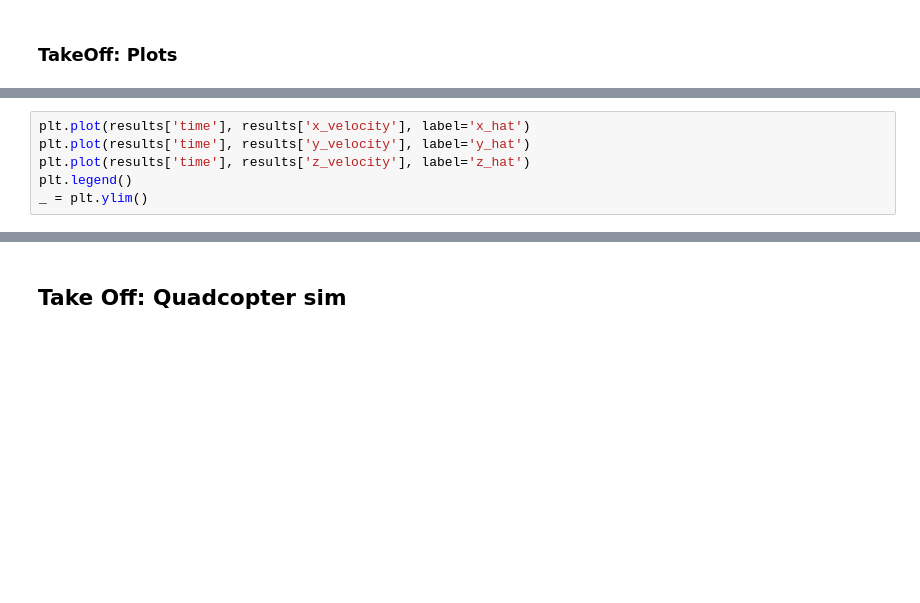
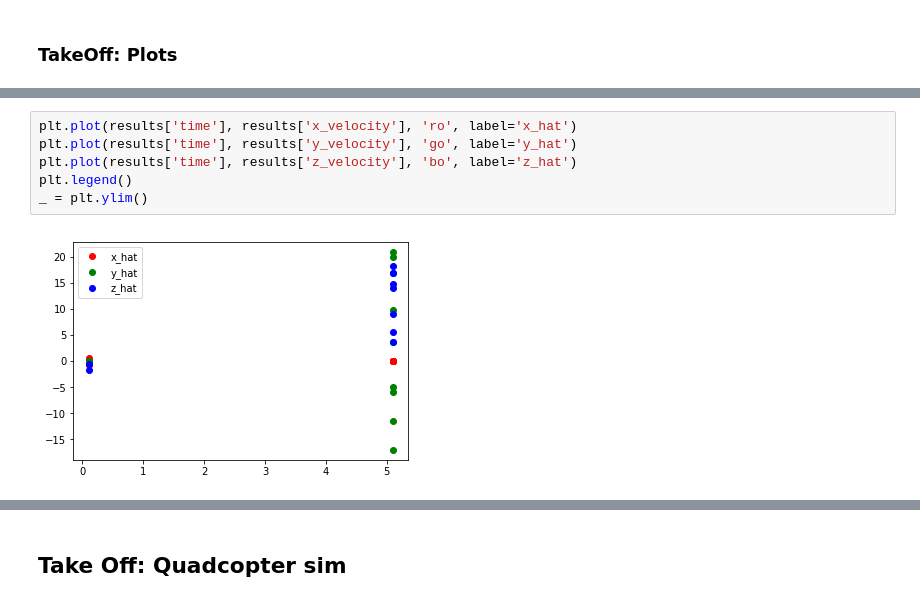
Before and after one commit to vykozlov/RL-Quadcopter-2, a Jupyter notebook: Quadcopter_Project.ipynb, the cells around one changed output, grey strips where cells are left out. Saved outputs shown, nothing was run; the diff lists cells and outputs as text; blank space fills up the shorter version.

```diff
--- a/Quadcopter_Project.ipynb
+++ b/Quadcopter_Project.ipynb
@@ -287,7 +308,9 @@ _ = plt.ylim()
 # %%
-plt.plot(results['time'], results['x_velocity'], label='x_hat')
-plt.plot(results['time'], results['y_velocity'], label='y_hat')
-plt.plot(results['time'], results['z_velocity'], label='z_hat')
+plt.plot(results['time'], results['x_velocity'], 'ro', label='x_hat')
+plt.plot(results['time'], results['y_velocity'], 'go', label='y_hat')
+plt.plot(results['time'], results['z_velocity'], 'bo', label='z_hat')
 plt.legend()
 _ = plt.ylim()
+# %% [output]
+[figure, added]
 # %%
```
Also changed, not shown: parts of 12 cells of this notebook, 2 other files.
